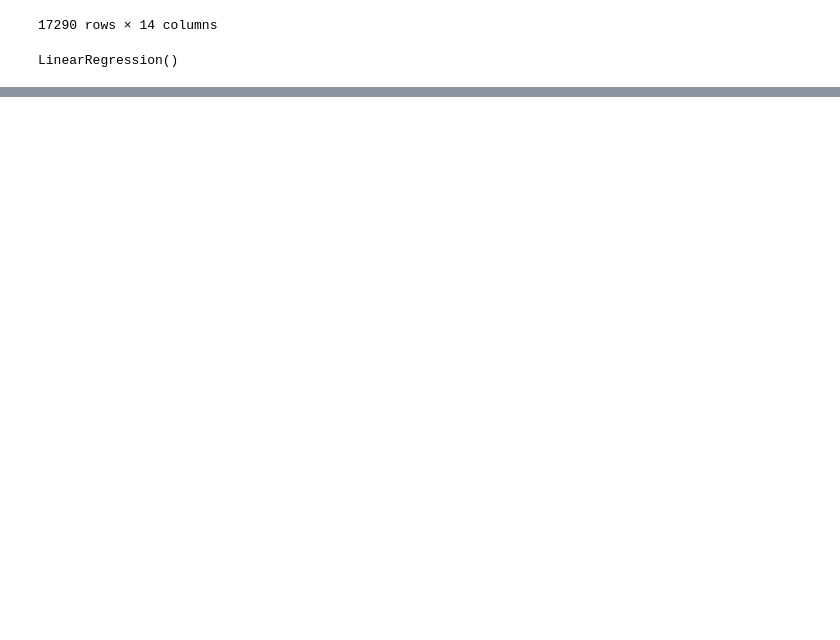
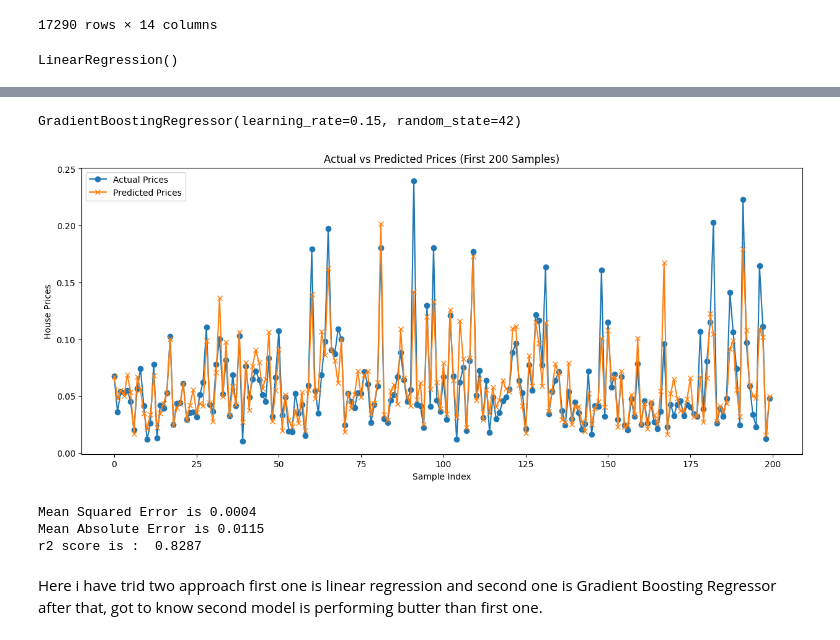
Before and after one commit to nachiket5/Machine_Learing, a Jupyter notebook: Housing_price/housing_price.ipynb, the cells around one changed output, grey strips where cells are left out. Cells and saved outputs as stored; diff of their text form; code cells hidden in the pictures; blank space fills up the shorter version.

```diff
--- a/Housing_price/housing_price.ipynb
+++ b/Housing_price/housing_price.ipynb
@@ -383,0 +397,36 @@ r2 score is :  0.6924
+# %%
+# Initialize the Gradient Boosting Regressor
+gbr = GradientBoostingRegressor(
+
+                                n_estimators=100
+                                ,learning_rate = 0.15
+                                ,max_depth=3
+                                ,random_state=42
+)
+gbr.fit(x_train,y_train)
+# %% [output]
+GradientBoostingRegressor(learning_rate=0.15, random_state=42)
+# %%
+y_pred_gbr = gbr.predict(x_test)
+# %%
+# Line plot of Actual vs. Predicted Prices
+plt.figure(figsize=(15, 6))
+plt.plot(y_test.values[:200], label="Actual Prices", marker='o')  # Plot actual prices (subset for clarity)
+plt.plot(y_pred_gbr[:200], label="Predicted Prices", marker='x')  # Plot predicted prices (subset for clarity)
+plt.xlabel("Sample Index")
+plt.ylabel("House Prices")
+plt.title("Actual vs Predicted Prices (First 200 Samples)")
+plt.legend()
+plt.show()
+# %% [output]
+[figure, added]
+# %%
+print(f'Mean Squared Error is {mean_squared_error(y_test,y_pred_gbr):.4f}')
+print(f'Mean Absolute Error is {mean_absolute_error(y_test,y_pred_gbr):.4f}')
+print(f'r2 score is :  {r2_score(y_test,y_pred_gbr):.4f}')
+# %% [output]
+Mean Squared Error is 0.0004
+Mean Absolute Error is 0.0115
+r2 score is :  0.8287
+# %% [markdown]
+Here i have trid two approach first one is linear regression and second one is Gradient Boosting Regressor after that, got to know second model is performing butter than first one.
```
Also changed, not shown: parts of 10 cells of this notebook.
